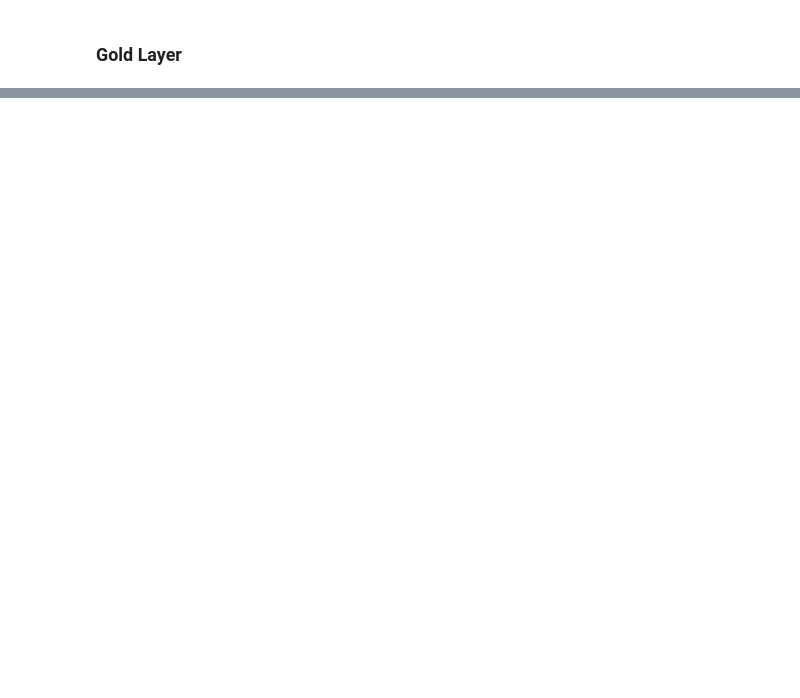
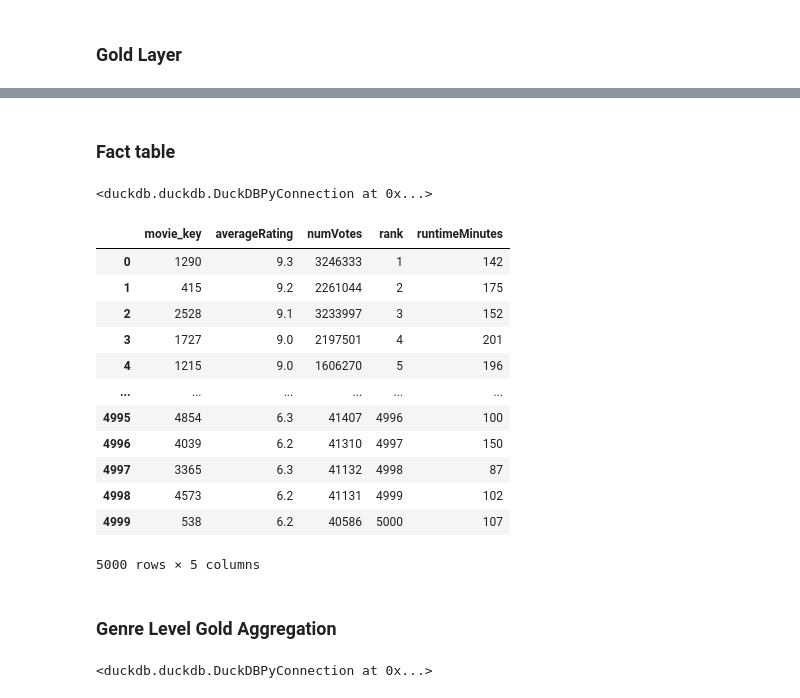
Before and after one commit to gloriabee/DataTest, a Jupyter notebook: gold.ipynb, the cells around one changed output, grey strips where cells are left out. Cells and saved outputs as stored; diff of their text form; code cells hidden in the pictures; blank space fills up the shorter version.

```diff
--- a/gold.ipynb
+++ b/gold.ipynb
@@ -87,0 +188,55 @@ movies_genres_df.head()
+# %% [markdown]
+### Fact table
+# %%
+con.execute("""
+CREATE OR REPLACE TABLE fact_movie_performance AS
+SELECT
+    m.movie_key,
+    ms.averageRating,
+    ms.numVotes,
+    ms.rank,
+    ms.runtimeMinutes
+FROM movies_silver ms
+JOIN dim_movie m
+    ON ms.tconst = m.tconst
+""")
+# %% [output]
+<duckdb.duckdb.DuckDBPyConnection at 0x...>
+# %%
+con.execute("""
+select * from fact_movie_performance
+""").fetchdf()
+# %% [output]
+|  | movie_key | averageRating | numVotes | rank | runtimeMinutes |
+| 0 | 1290 | 9.3 | 3246333 | 1 | 142 |
+| 1 | 415 | 9.2 | 2261044 | 2 | 175 |
+| 2 | 2528 | 9.1 | 3233997 | 3 | 152 |
+| 3 | 1727 | 9.0 | 2197501 | 4 | 201 |
+| 4 | 1215 | 9.0 | 1606270 | 5 | 196 |
+| ... | ... | ... | ... | ... | ... |
+| 4995 | 4854 | 6.3 | 41407 | 4996 | 100 |
+| 4996 | 4039 | 6.2 | 41310 | 4997 | 150 |
+| 4997 | 3365 | 6.3 | 41132 | 4998 | 87 |
+| 4998 | 4573 | 6.2 | 41131 | 4999 | 102 |
+| 4999 | 538 | 6.2 | 40586 | 5000 | 107 |
+5000 rows × 5 columns
+# %% [markdown]
+### Genre Level Gold Aggregation
+# %%
+con.execute("""
+CREATE OR REPLACE TABLE gold_genre_performance AS
+SELECT
+    g.genre,
+    COUNT(DISTINCT f.movie_key) AS movie_count,
+    ROUND(AVG(f.averageRating), 2) AS avg_rating,
+    ROUND(AVG(f.runtimeMinutes), 2) AS avg_runtime,
+    SUM(f.numVotes) AS total_votes
+FROM fact_movie_performance f
+JOIN movie_genre bg
+    ON f.movie_key = bg.movie_key
+JOIN dim_genre g
+    ON bg.genre_key = g.genre_key
+GROUP BY g.genre
+""")
+# %% [output]
+<duckdb.duckdb.DuckDBPyConnection at 0x...>
```
Also changed, not shown: parts of 25 cells of this notebook.
